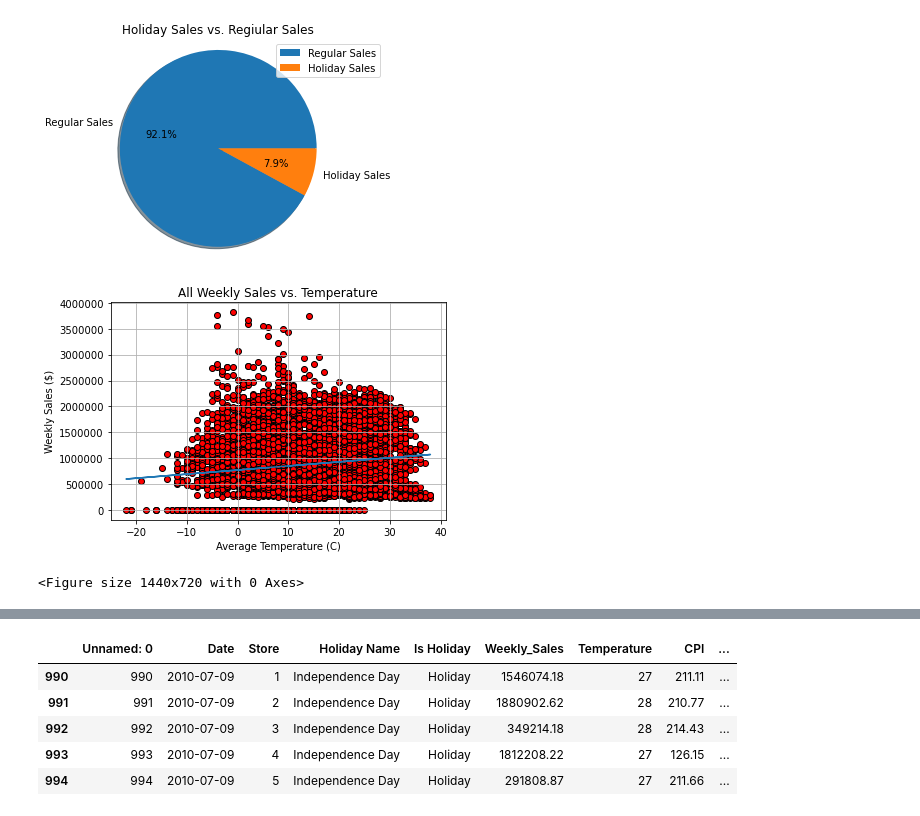
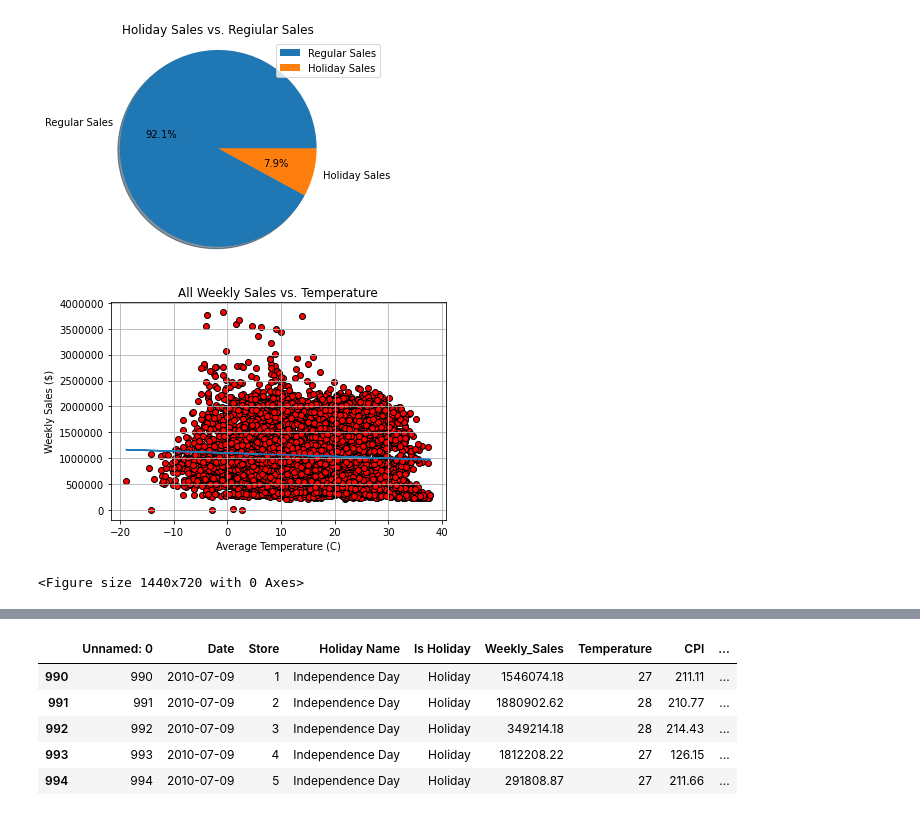
Before and after one commit to beckyydo/Project-1, a Jupyter notebook: fourthnotebook.ipynb, the cells around one changed output, grey strips where cells are left out. Drawn from its saved outputs; the diff is of its cells as text; code cells hidden in the pictures.

```diff
--- a/fourthnotebook.ipynb
+++ b/fourthnotebook.ipynb
@@ -151,23 +180,23 @@ plt.savefig("Figures/fig6.png")
 [figure]
 # %%
 #SCATTER PLOT BY AVERAGE TEMPERATURE
-ave_temperature=data["Temperature"]
+ave_temperature=data["Temperature C"]
 weekly_sales=data["Weekly_Sales"]
 
 plt.title("All Weekly Sales vs. Temperature")
 plt.xlabel("Average Temperature (C)")
 plt.ylabel("Weekly Sales ($)")
 plt.grid()
 plt.scatter(ave_temperature, weekly_sales, marker="o", color = "red",edgecolors="black")
 plt.ticklabel_format(style='plain')
 slope, intercept, r_value, p_value, std_err = st.linregress(ave_temperature, weekly_sales)
 best_fit = slope*ave_temperature+intercept
 plt.plot(ave_temperature,best_fit)
 plt.figure(figsize=(20,10))
 plt.tight_layout()
 plt.savefig("Figures/fig7.png")
 # %% [output]
-[figure, old version]
+[figure, new version]
 <Figure size 1440x720 with 0 Axes>
 # %%
 #SCATTER by FUEL PRICE
```
Also changed, not shown: parts of 23 cells of this notebook, 24 other files.
